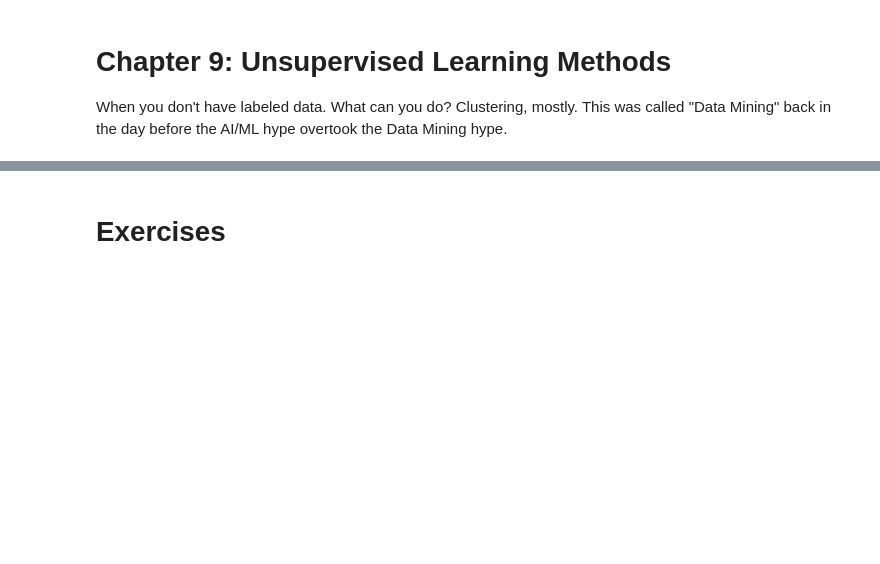
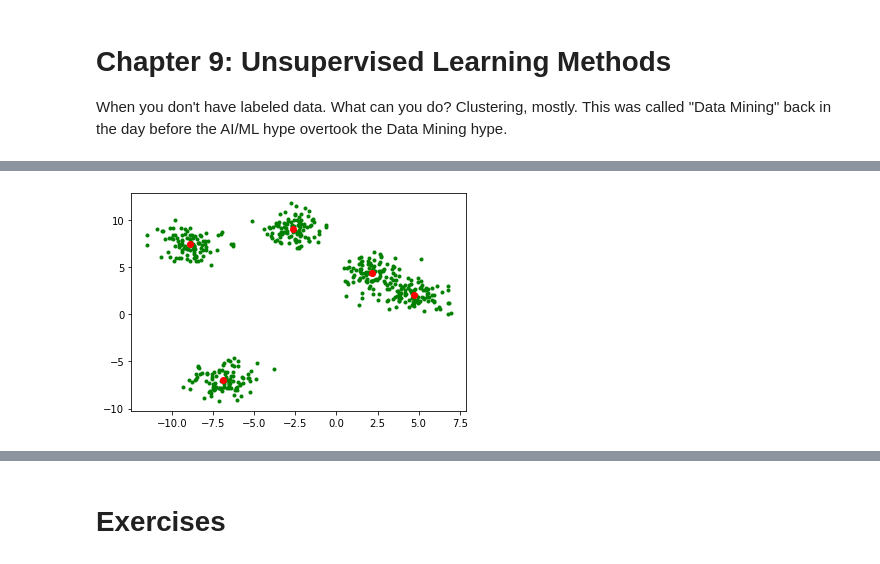
Before and after one commit to youngelf/MachineLearning, a Jupyter notebook: Hands-On2/Chapter 9.ipynb, the cells around one changed output, grey strips where cells are left out. Saved outputs shown, nothing was run; the diff lists cells and outputs as text; code cells hidden in the pictures; blank space fills up the shorter version.

```diff
--- a/Hands-On2/Chapter 9.ipynb
+++ b/Hands-On2/Chapter 9.ipynb
@@ -4,0 +57,9 @@ When you don't have labeled data. What can you do? Clustering, mostly. This was
+# %%
+# And plot it
+# scaled_color = y.astype(np.float32) / 10.0
+plt.scatter(X[:,0], X[:, 1], color='green', marker='.')
+plt.scatter(kmeans.cluster_centers_[:,0], kmeans.cluster_centers_[:,1], color='red')
+plt.axis("on")
+plt.show()
+# %% [output]
+[figure, added]
```
Also changed, not shown: parts of 12 cells of this notebook, 2 other files.
